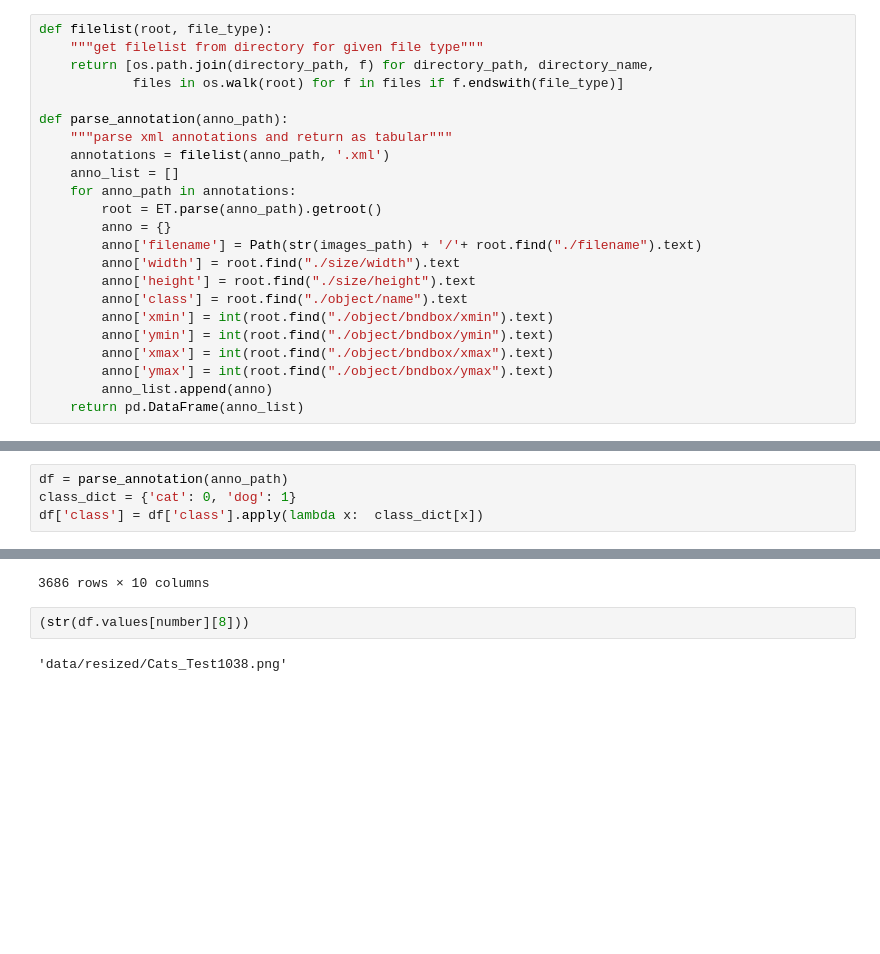
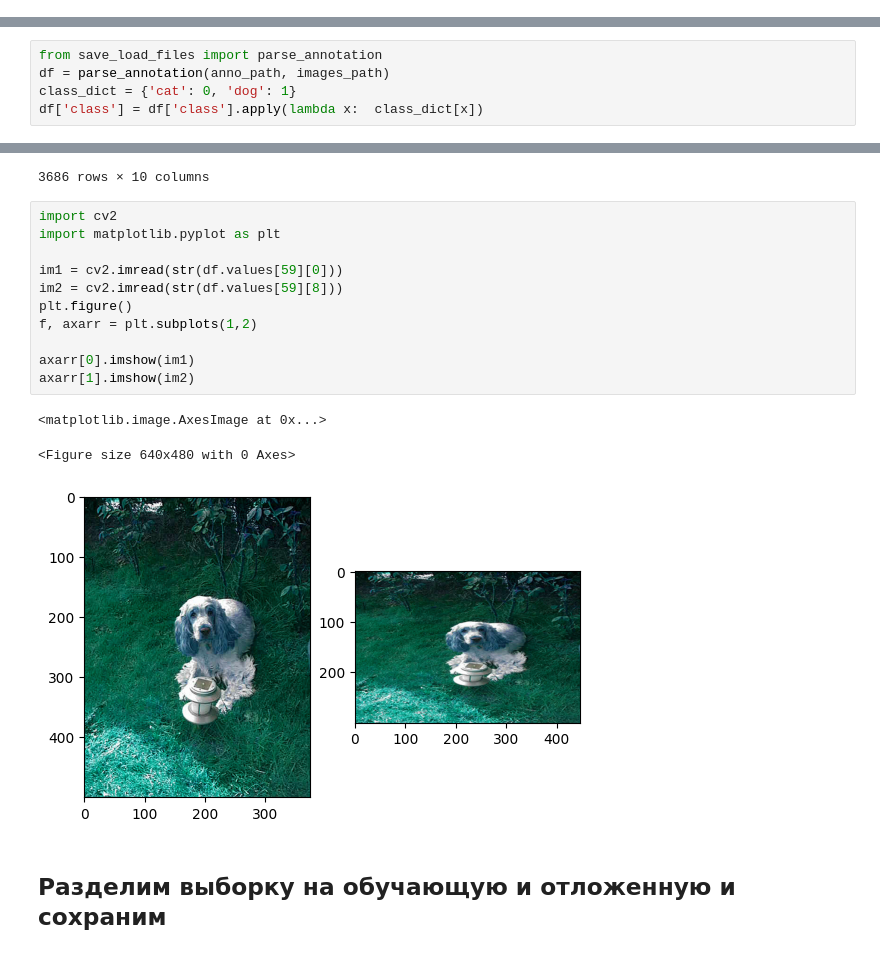
Before and after one commit to UlbashevSham/siemens_task_cats_dogs, a Jupyter notebook: 1_data_prep.ipynb, the cells around one changed output, grey strips where cells are left out. Cells and saved outputs as stored; diff of their text form; blank space fills up the shorter version.

Commit message:
midified data_prep

```diff
--- a/1_data_prep.ipynb
+++ b/1_data_prep.ipynb
@@ -28,25 +7,2 @@ from torchvision import models
 images_path = Path('data/images')
 anno_path = Path('data/annotations')
-# %%
-def filelist(root, file_type):
-    """get filelist from directory for given file type"""
-    return [os.path.join(directory_path, f) for directory_path, directory_name,
-            files in os.walk(root) for f in files if f.endswith(file_type)]
-
-def parse_annotation(anno_path):
-    """parse xml annotations and return as tabular"""
-    annotations = filelist(anno_path, '.xml')
-    anno_list = []
-    for anno_path in annotations:
-        root = ET.parse(anno_path).getroot()
-        anno = {}
-        anno['filename'] = Path(str(images_path) + '/'+ root.find("./filename").text)
-        anno['width'] = root.find("./size/width").text
-        anno['height'] = root.find("./size/height").text
-        anno['class'] = root.find("./object/name").text
-        anno['xmin'] = int(root.find("./object/bndbox/xmin").text)
-        anno['ymin'] = int(root.find("./object/bndbox/ymin").text)
-        anno['xmax'] = int(root.find("./object/bndbox/xmax").text)
-        anno['ymax'] = int(root.find("./object/bndbox/ymax").text)
-        anno_list.append(anno)
-    return pd.DataFrame(anno_list)
@@ -53,5 +11,6 @@ def parse_annotation(anno_path):
 # %%
-df = parse_annotation(anno_path)
+from save_load_files import parse_annotation
+df = parse_annotation(anno_path, images_path)
 class_dict = {'cat': 0, 'dog': 1}
 df['class'] = df['class'].apply(lambda x:  class_dict[x])
 # %%
@@ -240,7 +71,20 @@ df
 | 3684 | data/images/Cats_Test998.png | 375 | 500 | 0 | 145 | 37 | 257 | 165 | data/resized/Cats_Test998.png | [22.0, 172.0, 98.0, 306.0] |
 | 3685 | data/images/Cats_Test999.png | 500 | 375 | 1 | 272 | 179 | 379 | 266 | data/resized/Cats_Test999.png | [143.0, 243.0, 212.0, 338.0] |
 3686 rows × 10 columns
-# %%
-(str(df.values[number][8]))
-# %% [output]
-'data/resized/Cats_Test1038.png'
+# %%
+import cv2
+import matplotlib.pyplot as plt
+
+im1 = cv2.imread(str(df.values[59][0]))
+im2 = cv2.imread(str(df.values[59][8]))
+plt.figure()
+f, axarr = plt.subplots(1,2)
+
+axarr[0].imshow(im1)
+axarr[1].imshow(im2)
+# %% [output]
+<matplotlib.image.AxesImage at 0x...>
+<Figure size 640x480 with 0 Axes>
+[figure, added]
+# %% [markdown]
+## Разделим выборку на обучающую и отложенную и сохраним
```
Also changed, not shown: parts of 17 cells of this notebook.
